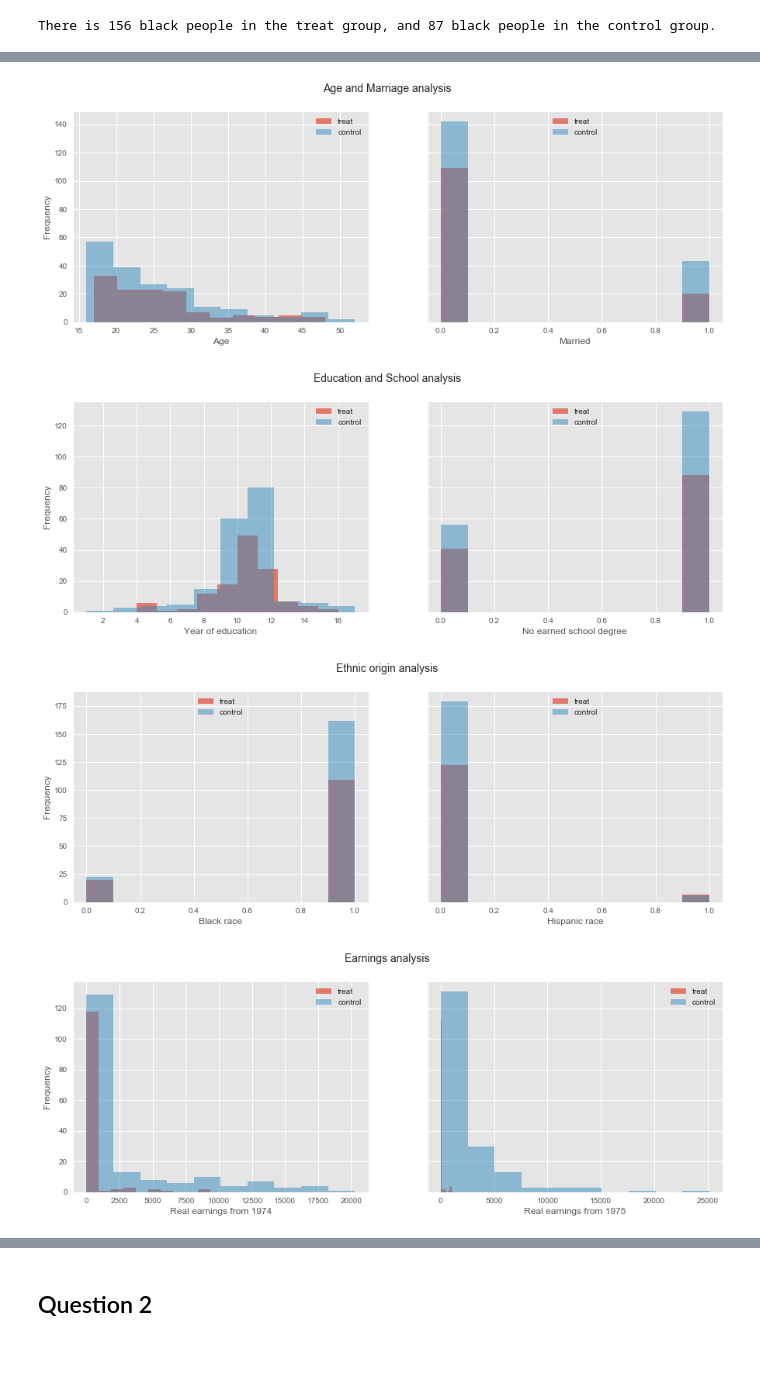
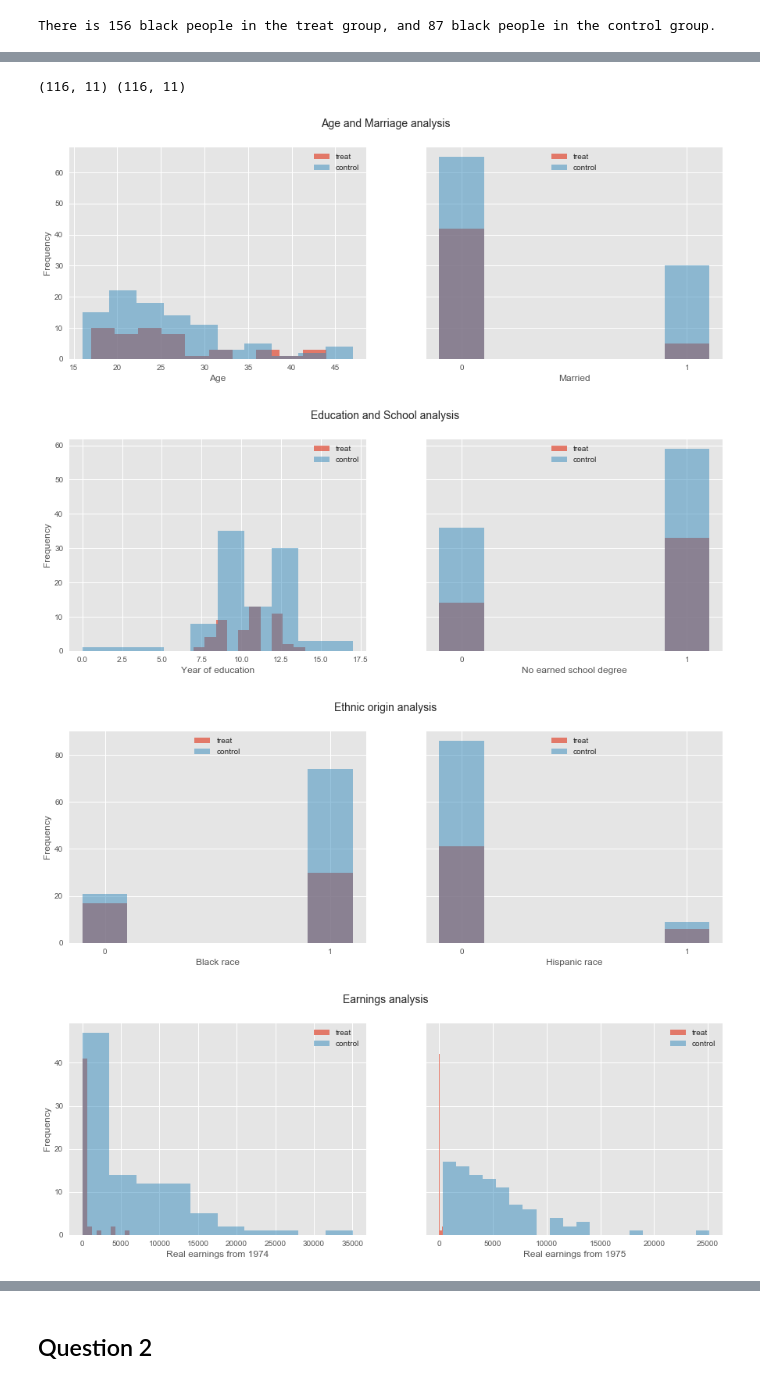
Before and after one commit to Timonzimm/CS-401, a Jupyter notebook: HW04/Homework4.ipynb, the cells around one changed output, grey strips where cells are left out. Saved outputs shown, nothing was run; the diff lists cells and outputs as text; code cells hidden in the pictures; blank space fills up the shorter version.

Commit message:
corrected plot

```diff
--- a/HW04/Homework4.ipynb
+++ b/HW04/Homework4.ipynb
@@ -392,0 +381,18 @@ idx_to_del[:56].tolist()
+# %%
+current_df = pd.concat([treat_group, control_group])
+print(current_df.shape)
+idx_to_del = current_df.index[(current_df['treat'] == 1) & (current_df['black'] == 1)]
+idx_to_del.shape[0]
+idx_to_del_l = idx_to_del[:69].tolist()
+
+df2 = current_df.drop(idx_to_del_l)
+print(df2.shape)
+df2
+
+"""
+# take only the blacks
+idx_to_del = current_df.index[current_df['black'] == 0].tolist()
+print(len(idx_to_del))
+df2 = current_df.drop(idx_to_del)
+print(df2.shape)
+df2"""
@@ -398,7 +412,7 @@ idx_control = np.where(df2['treat'] == 0)[0] # not participated
 G = nx.Graph()
 
 # add all the indexes as nodes in the graph
-for idx in df.index:
+for idx in df2.index:
     G.add_node(idx)
 
 # build the graph with weight between nodes as the distance we want to optimize
@@ -411,18 +425,19 @@ for idx_t in idx_treat:
 tot_matching = nx.max_weight_matching(G)
 # %%
 # take the first 185 pairs of key-value
-eq_matching = take(num_people_part, tot_matching.items())
+eq_matching = take(116, tot_matching.items())
 # %%
+idx_treat_sel = [x[0] for x in eq_matching]
 idx_control_sel = [x[1] for x in eq_matching]
 
 # define the new treat and control groups
-treat_group_b = df.loc[idx_treat]
-control_group_b = df.loc[idx_control_sel]
+treat_group_b = df2.loc[idx_treat_sel]
+control_group_b = df2.loc[idx_control_sel]
 
 fig, axes = plt.subplots(1, 1, figsize=(15,5), sharey=True)
 fig.suptitle('Real earnings in 1978', fontsize=14)
-treat_group_b['re78'].plot.hist(bins = 10, ax=axes, alpha=0.7, label='treat')
-control_group_b['re78'].plot.hist(bins = 20, ax=axes, alpha=0.5, label='control')
+treat_group_b['re78'].plot.hist(bins = np.arange(0, 65000, 2000), ax=axes, alpha=0.7, label='treat')
+control_group_b['re78'].plot.hist(bins = np.arange(0, 65000, 2000), ax=axes, alpha=0.5, label='control')
 axes.legend(loc='upper right')
 axes.set_xlabel('Income')
 plt.show()
@@ -431,20 +446,24 @@ plt.show()
+# %%
+print(treat_group_b.shape, control_group_b.shape)
+# %% [output]
+(116, 11) (116, 11)
 # %%
 # social status
-plot_(treat_group_b, control_group_b, 'Age and Marriage analysis', 'age', 'Age', 'upper right',
+plot_1binary_(treat_group_b, control_group_b, 'Age and Marriage analysis', 'age', 'Age', 'upper right',
       'married', 'Married', 'upper center')
 
 # school background
-plot_(treat_group_b, control_group_b, 'Education and School analysis', 'educ', 'Year of education', 'upper right',
+plot_1binary_(treat_group_b, control_group_b, 'Education and School analysis', 'educ', 'Year of education', 'upper right',
       'nodegree', 'No earned school degree', 'upper center')
 # ethnic origin
-plot_(treat_group_b, control_group_b, 'Ethnic origin analysis', 'black', 'Black race', 'upper center',
+plot_2binary_(treat_group_b, control_group_b, 'Ethnic origin analysis', 'black', 'Black race', 'upper center',
       'hispan', 'Hispanic race', 'upper center')
 
 # real earnings
 plot_(treat_group_b, control_group_b, 'Earnings analysis', 're74', 'Real earnings from 1974', 'upper right',
       're75', 'Real earnings from 1975', 'upper right')
 # %% [output]
-[figure, old version]
+[figure, new version]
-[figure, old version]
+[figure, new version]
-[figure, old version]
+[figure, new version]
-[figure, old version]
+[figure, new version]
```
Also changed, not shown: parts of 14 cells of this notebook.
